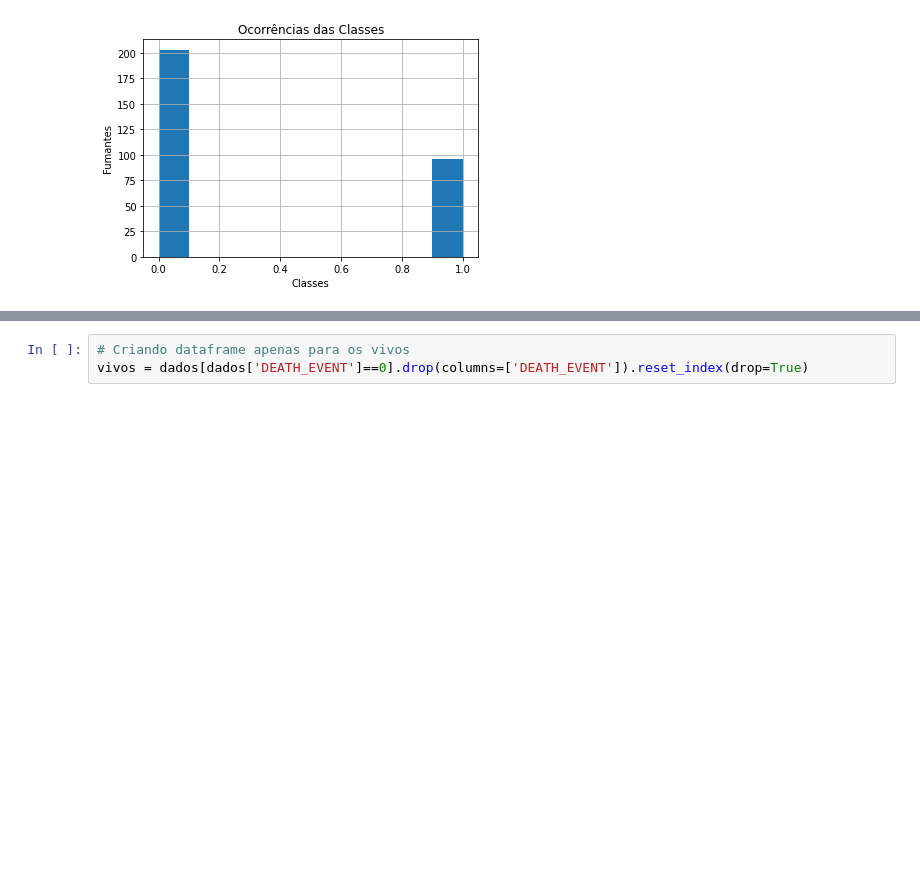
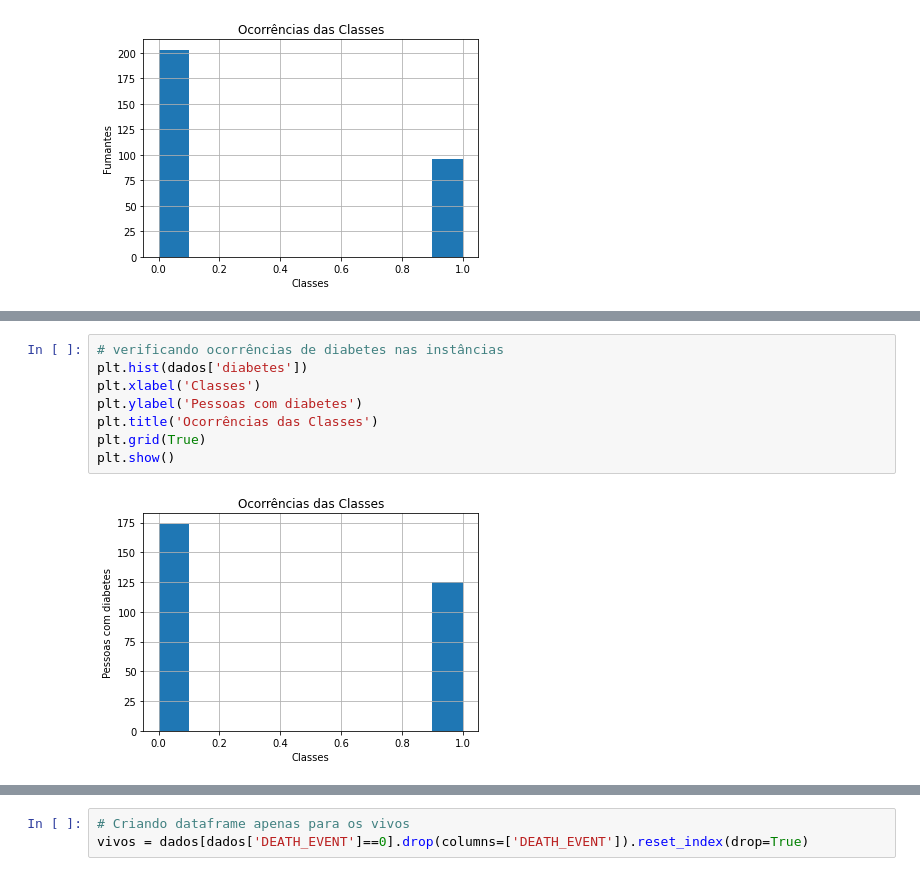
Before and after one commit to svhenrique/analise-dataset-heart-disease, a Jupyter notebook: Untitled0.ipynb, the cells around one changed output, grey strips where cells are left out. Saved outputs shown, nothing was run; the diff lists cells and outputs as text; blank space fills up the shorter version.

```diff
--- a/Untitled0.ipynb
+++ b/Untitled0.ipynb
@@ -97,0 +134,10 @@ plt.show()
+# %%
+# verificando ocorrências de diabetes nas instâncias
+plt.hist(dados['diabetes'])
+plt.xlabel('Classes')
+plt.ylabel('Pessoas com diabetes')
+plt.title('Ocorrências das Classes')
+plt.grid(True)
+plt.show()
+# %% [output]
+[figure, added]
```
Also changed, not shown: parts of 43 cells of this notebook.
